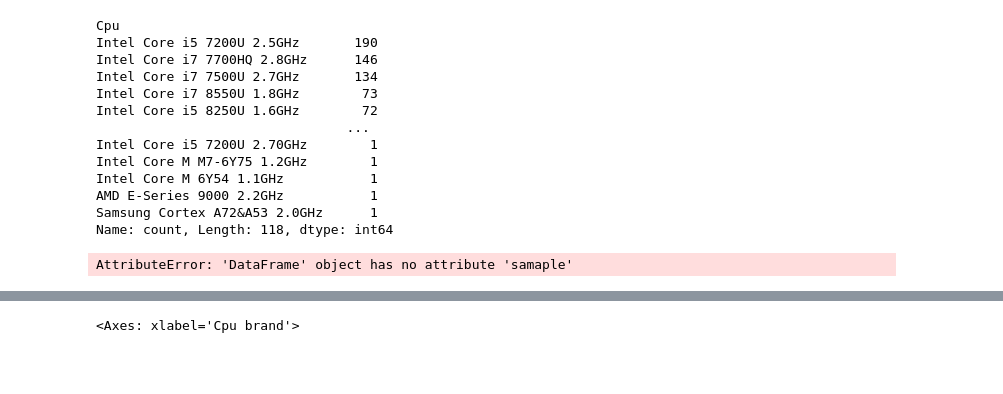
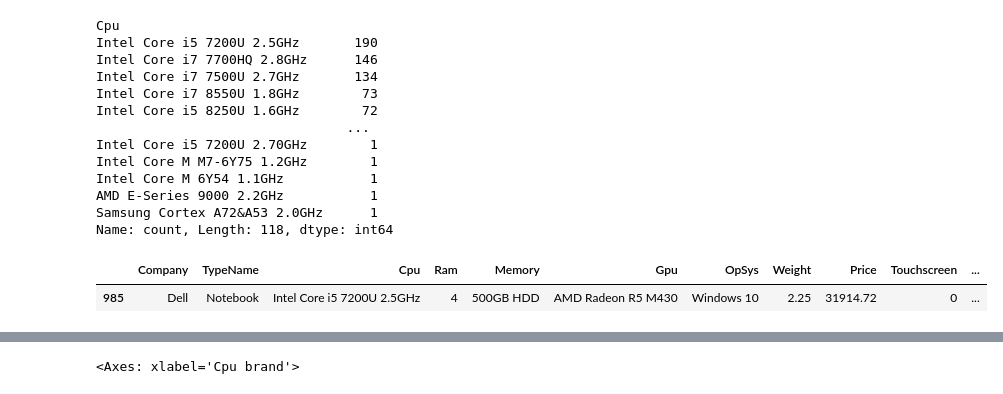
Before and after one commit to GauravKorde/Laptop-Price-Predictor, a Jupyter notebook: laptop-price-predictor.ipynb, the cells around one changed output, grey strips where cells are left out. Cells and saved outputs as stored; diff of their text form; code cells hidden in the pictures; blank space fills up the shorter version.

```diff
--- a/laptop-price-predictor.ipynb
+++ b/laptop-price-predictor.ipynb
@@ -323,9 +340,10 @@ Name: count, Length: 118, dtype: int64
 # %%
 df['Cpu Name'] = df['Cpu'].apply(lambda x:" ".join(x.split()[0:3]))
 # %%
-df.samaple()
+df.sample()
 # %% [output]
-AttributeError: 'DataFrame' object has no attribute 'samaple'
+|  | Company | TypeName | Cpu | Ram | Memory | Gpu | OpSys | Weight | Price | Touchscreen | ... |
+| 985 | Dell | Notebook | Intel Core i5 7200U 2.5GHz | 4 | 500GB HDD | AMD Radeon R5 M430 | Windows 10 | 2.25 | 31914.72 | 0 | ... |
 # %%
 def fetch_processor(text):
     if text == 'Intel Core i7' or text == 'Intel Core i5' or text == 'Intel Core i3':
```
Also changed, not shown: parts of 9 cells of this notebook, 2 other files.
